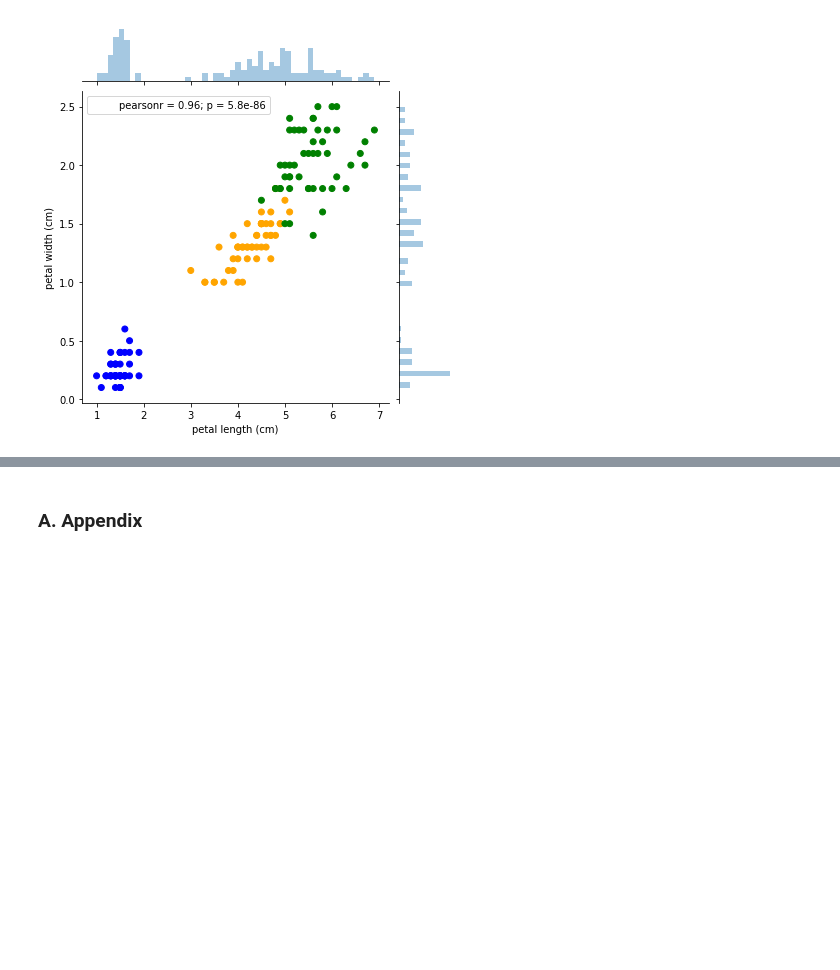
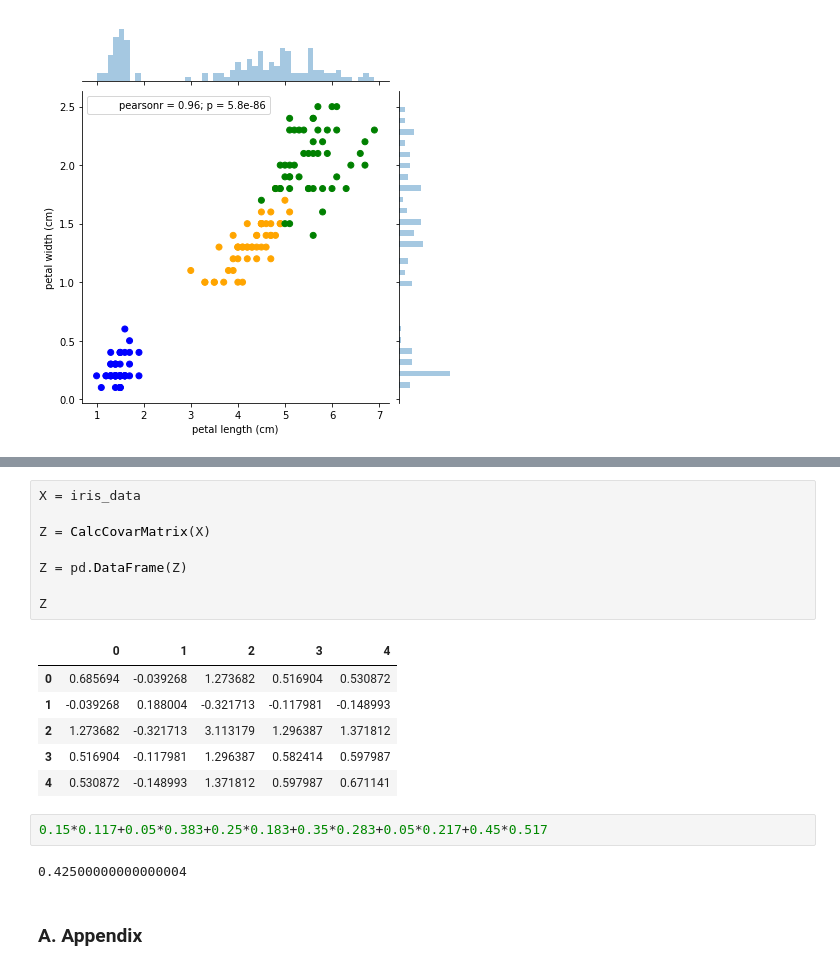
Before and after one commit to TanselArif-21/PrincipalComponentAnalysis, a Jupyter notebook: PCA1.ipynb, the cells around one changed output, grey strips where cells are left out. Saved outputs shown, nothing was run; the diff lists cells and outputs as text; blank space fills up the shorter version.

Commit message:
Adding Covariance Matrix calculation

```diff
--- a/PCA1.ipynb
+++ b/PCA1.ipynb
@@ -86,3 +220,22 @@ $$\max_{\alpha_i} P_1(\alpha_i,\boldsymbol{X})$$
+# %%
+X = iris_data
+
+Z = CalcCovarMatrix(X)
+
+Z = pd.DataFrame(Z)
+
+Z
+# %% [output]
+|  | 0 | 1 | 2 | 3 | 4 |
+| 0 | 0.685694 | -0.039268 | 1.273682 | 0.516904 | 0.530872 |
+| 1 | -0.039268 | 0.188004 | -0.321713 | -0.117981 | -0.148993 |
+| 2 | 1.273682 | -0.321713 | 3.113179 | 1.296387 | 1.371812 |
+| 3 | 0.516904 | -0.117981 | 1.296387 | 0.582414 | 0.597987 |
+| 4 | 0.530872 | -0.148993 | 1.371812 | 0.597987 | 0.671141 |
+# %%
+0.15*0.117+0.05*0.383+0.25*0.183+0.35*0.283+0.05*0.217+0.45*0.517
+# %% [output]
+0.42500000000000004
 # %% [markdown]
 ### A. Appendix
 # %% [markdown]
```
Also changed, not shown: parts of 3 cells of this notebook.
